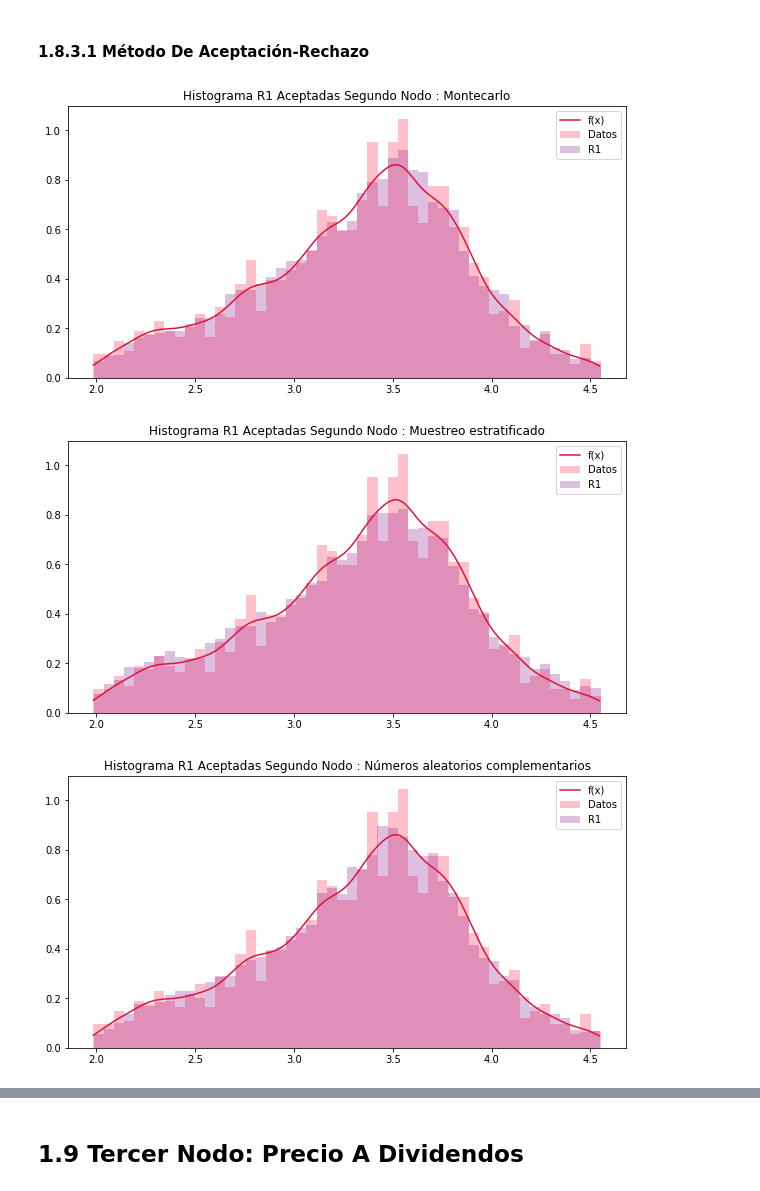
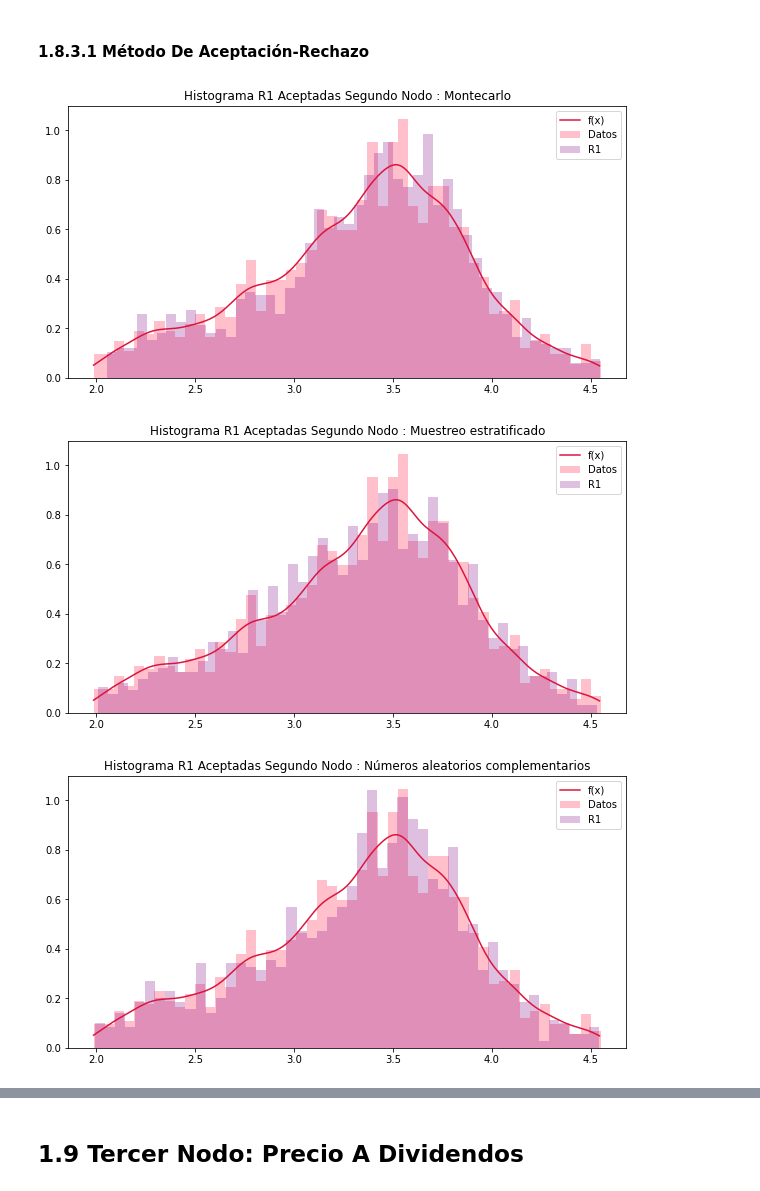
Before and after one commit to EMarquez7/Proyecto_DALopez_EMarquez, a Jupyter notebook: ProyectoModulo1_LazarenoD_DelgadoE-Copy1.ipynb, the cells around one changed output, grey strips where cells are left out. Drawn from its saved outputs; the diff is of its cells as text; code cells hidden in the pictures.

```diff
--- a/ProyectoModulo1_LazarenoD_DelgadoE-Copy1.ipynb
+++ b/ProyectoModulo1_LazarenoD_DelgadoE-Copy1.ipynb
@@ -574,11 +586,11 @@ f_data2 = kde(data2_log, np.linspace(0.01, 2, 30), 20, xgrid2, "KDE : Ratio Payo
 # %%
 t2 = f_max(f_data2)
 methods = ["Montecarlo", "Muestreo estratificado", "Números aleatorios complementarios"]
-x_accepted2 = [acceptanceRejection(f_data2, t2, [data2_min, data2_max], 10000, method) for method in methods]
+x_accepted2 = [acceptanceRejection(f_data2, t2, [data2_min, data2_max], 1000, method) for method in methods]
 
 [acceptanceRejectionPlot(data2_log, x_accepted2[i], 50, f_data2, xgrid2, "Histograma R1 Aceptadas Segundo Nodo : " + method,
  (10, 5), ["crimson", "pink", "purple"]) for i, method in zip(range(len(x_accepted2)), methods)];
 # %% [output]
-[figure, old version]
+[figure, new version]
-[figure, old version]
+[figure, new version]
-[figure, old version]
+[figure, new version]
```
Also changed, not shown: parts of 15 cells of this notebook.
